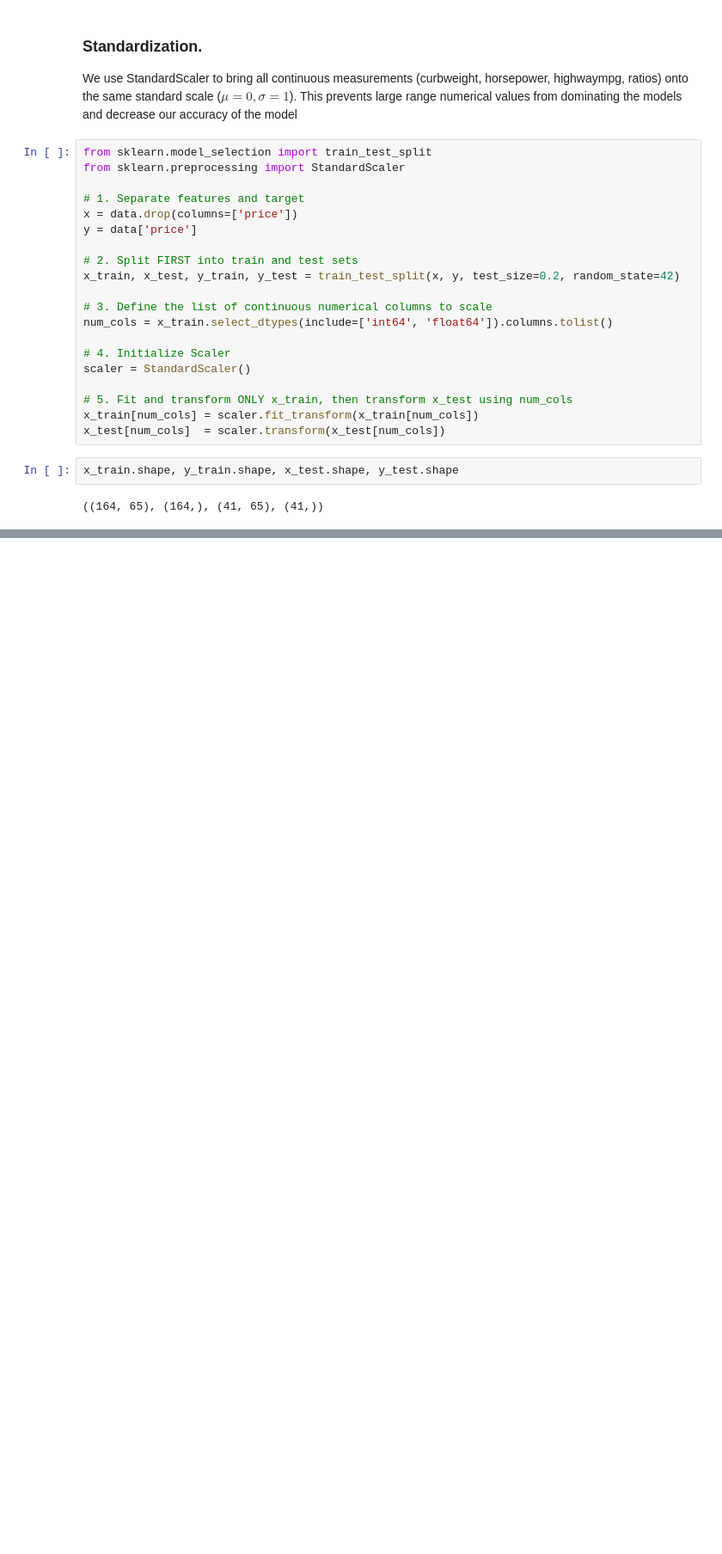
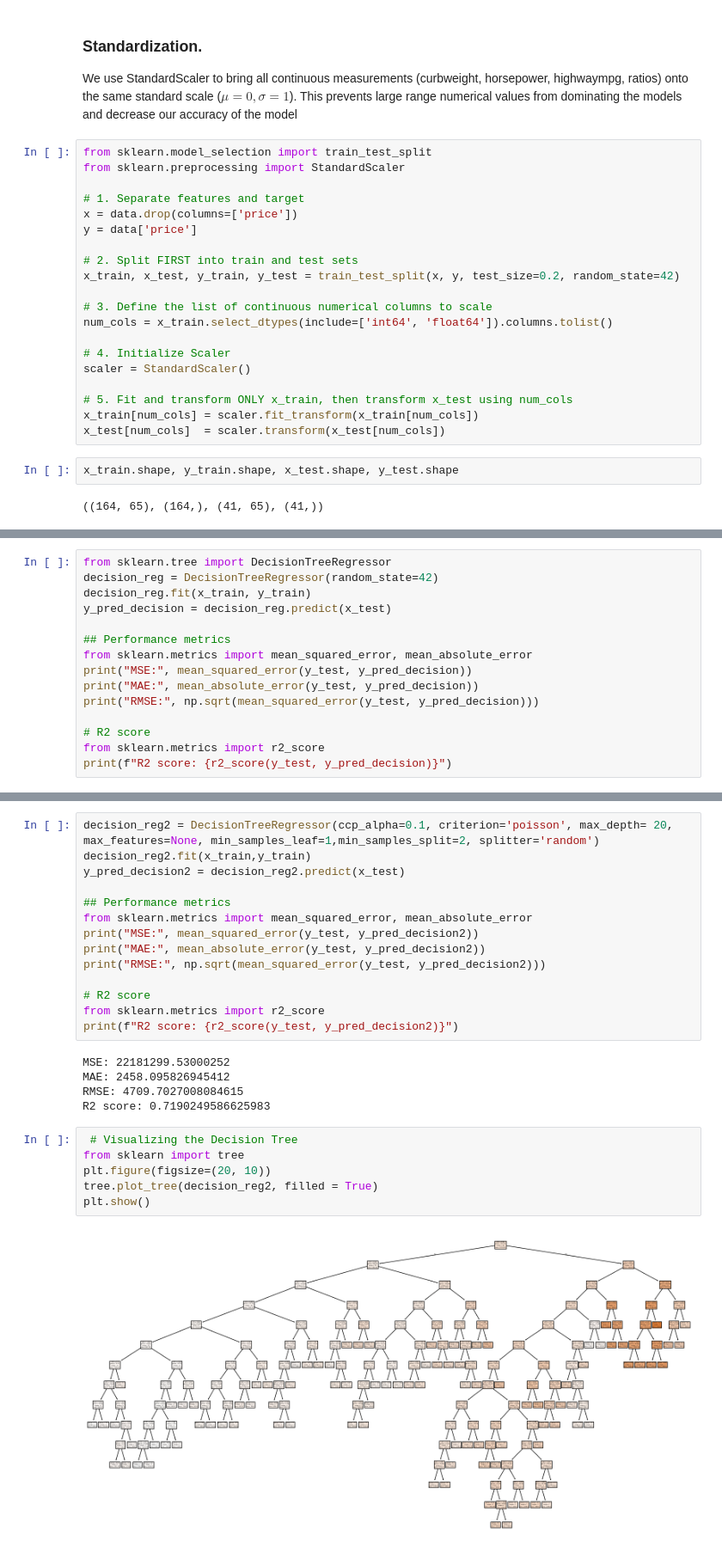
Before and after one commit to bikashsahani/car-price-prediction-using-Regression, a Jupyter notebook: car_price_prediction.ipynb, the cells around one changed output, grey strips where cells are left out. Shown: that part at 86% size. Drawn from its saved outputs; the diff is of its cells as text; blank space fills up the shorter version.

```diff
--- a/car_price_prediction.ipynb
+++ b/car_price_prediction.ipynb
@@ -827,0 +1065,15 @@ x_train.shape, y_train.shape, x_test.shape, y_test.shape
+# %%
+from sklearn.tree import DecisionTreeRegressor
+decision_reg = DecisionTreeRegressor(random_state=42)
+decision_reg.fit(x_train, y_train)
+y_pred_decision = decision_reg.predict(x_test)
+
+## Performance metrics
+from sklearn.metrics import mean_squared_error, mean_absolute_error
+print("MSE:", mean_squared_error(y_test, y_pred_decision))
+print("MAE:", mean_absolute_error(y_test, y_pred_decision))
+print("RMSE:", np.sqrt(mean_squared_error(y_test, y_pred_decision)))
+
+# R2 score
+from sklearn.metrics import r2_score
+print(f"R2 score: {r2_score(y_test, y_pred_decision)}")
@@ -827,0 +1145,27 @@ x_train.shape, y_train.shape, x_test.shape, y_test.shape
+# %%
+decision_reg2 = DecisionTreeRegressor(ccp_alpha=0.1, criterion='poisson', max_depth= 20, max_features=None, min_samples_leaf=1,min_samples_split=2, splitter='random')
+decision_reg2.fit(x_train,y_train)
+y_pred_decision2 = decision_reg2.predict(x_test)
+
+## Performance metrics
+from sklearn.metrics import mean_squared_error, mean_absolute_error
+print("MSE:", mean_squared_error(y_test, y_pred_decision2))
+print("MAE:", mean_absolute_error(y_test, y_pred_decision2))
+print("RMSE:", np.sqrt(mean_squared_error(y_test, y_pred_decision2)))
+
+# R2 score
+from sklearn.metrics import r2_score
+print(f"R2 score: {r2_score(y_test, y_pred_decision2)}")
+# %% [output]
+MSE: 22181299.53000252
+MAE: 2458.095826945412
+RMSE: 4709.7027008084615
+R2 score: 0.7190249586625983
+# %%
+ # Visualizing the Decision Tree
+from sklearn import tree
+plt.figure(figsize=(20, 10))
+tree.plot_tree(decision_reg2, filled = True)
+plt.show()
+# %% [output]
+[figure, added]
```
Also changed, not shown: parts of 32 cells of this notebook, 1 other file.
